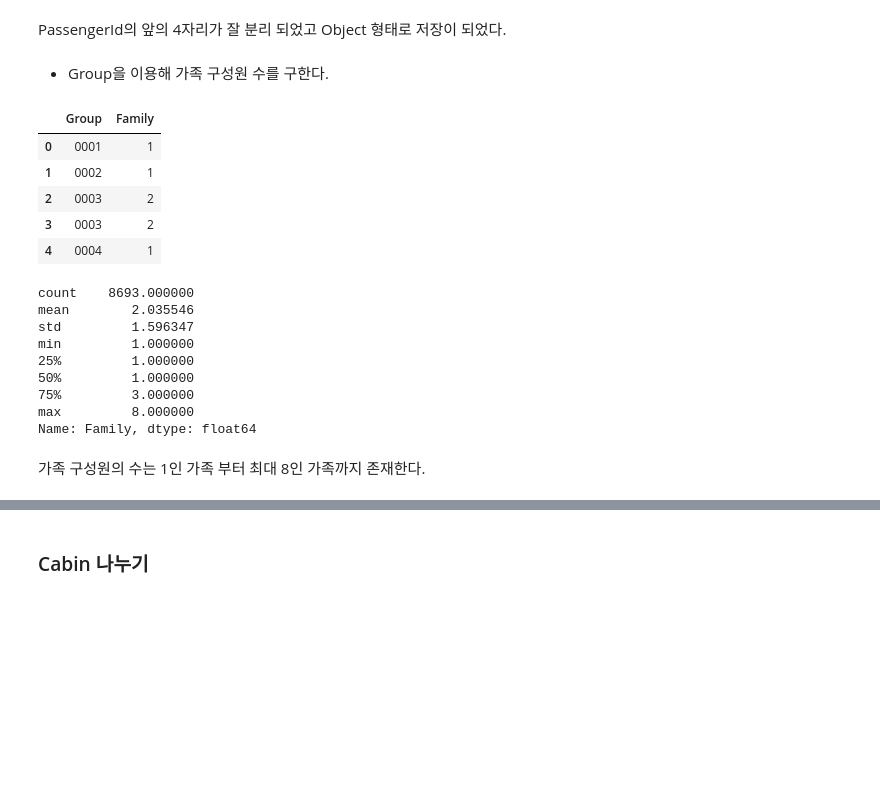
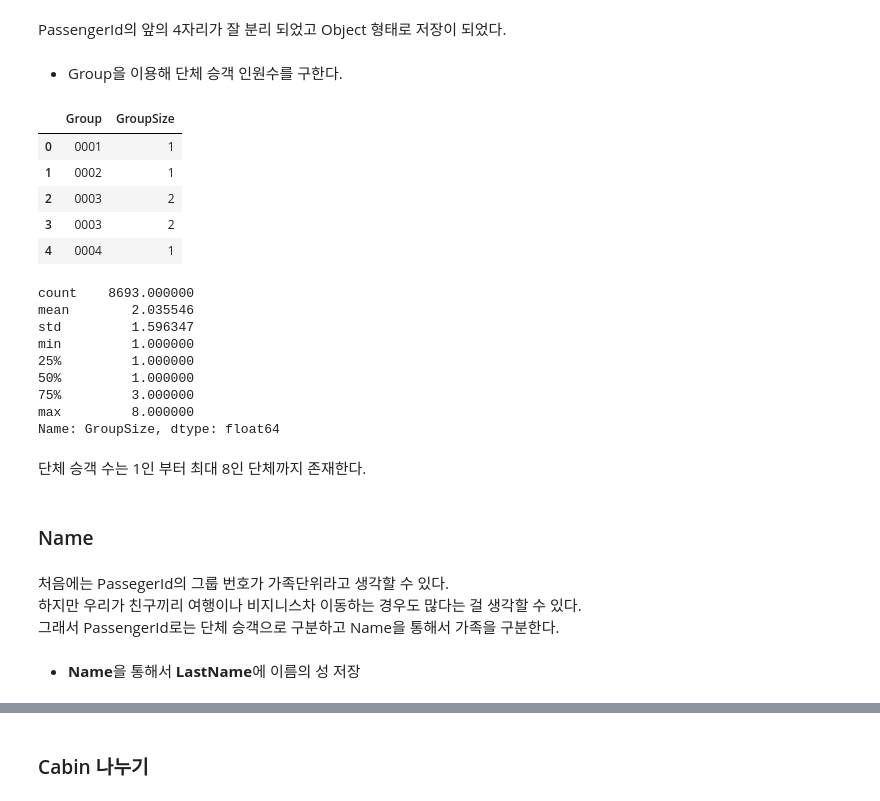
Before and after one commit to zerobbang/Kaggle_onboard_April, a Jupyter notebook: second.ipynb, the cells around one changed output, grey strips where cells are left out. Cells and saved outputs as stored; diff of their text form; code cells hidden in the pictures; blank space fills up the shorter version.

```diff
--- a/second.ipynb
+++ b/second.ipynb
@@ -242,20 +323,20 @@ dtype: object
 # %% [markdown]
 PassengerId의 앞의 4자리가 잘 분리 되었고 Object 형태로 저장이 되었다.
 # %% [markdown]
-- Group을 이용해 가족 구성원 수를 구한다.
+- Group을 이용해 단체 승객 인원수를 구한다.
 # %%
-train['Family'] = train.groupby('Group')['Group'].transform('count')
-test['Family'] = test.groupby('Group')['Group'].transform('count')
-train[['Group','Family']].sort_values(['Group']).head()
+train['GroupSize'] = train.groupby('Group')['Group'].transform('count')
+test['GroupSize'] = test.groupby('Group')['Group'].transform('count')
+train[['Group','GroupSize']].sort_values(['Group']).head()
 # %% [output]
-|  | Group | Family |
+|  | Group | GroupSize |
 | 0 | 0001 | 1 |
 | 1 | 0002 | 1 |
 | 2 | 0003 | 2 |
 | 3 | 0003 | 2 |
 | 4 | 0004 | 1 |
 # %%
-train['Family'].describe()
+train['GroupSize'].describe()
 # %% [output]
 count    8693.000000
 mean        2.035546
@@ -265,6 +346,14 @@ min         1.000000
 50%         1.000000
 75%         3.000000
 max         8.000000
-Name: Family, dtype: float64
+Name: GroupSize, dtype: float64
 # %% [markdown]
-가족 구성원의 수는 1인 가족 부터 최대 8인 가족까지 존재한다.
+단체 승객 수는 1인 부터 최대 8인 단체까지 존재한다.
+# %% [markdown]
+### Name
+# %% [markdown]
+처음에는 PassegerId의 그룹 번호가 가족단위라고 생각할 수 있다.
+하지만 우리가 친구끼리 여행이나 비지니스차 이동하는 경우도 많다는 걸 생각할 수 있다.
+그래서 PassengerId로는 단체 승객으로 구분하고 Name을 통해서 가족을 구분한다.
+# %% [markdown]
+- **Name**을 통해서 **LastName**에 이름의 성 저장
```
Also changed, not shown: parts of 43 cells of this notebook.
